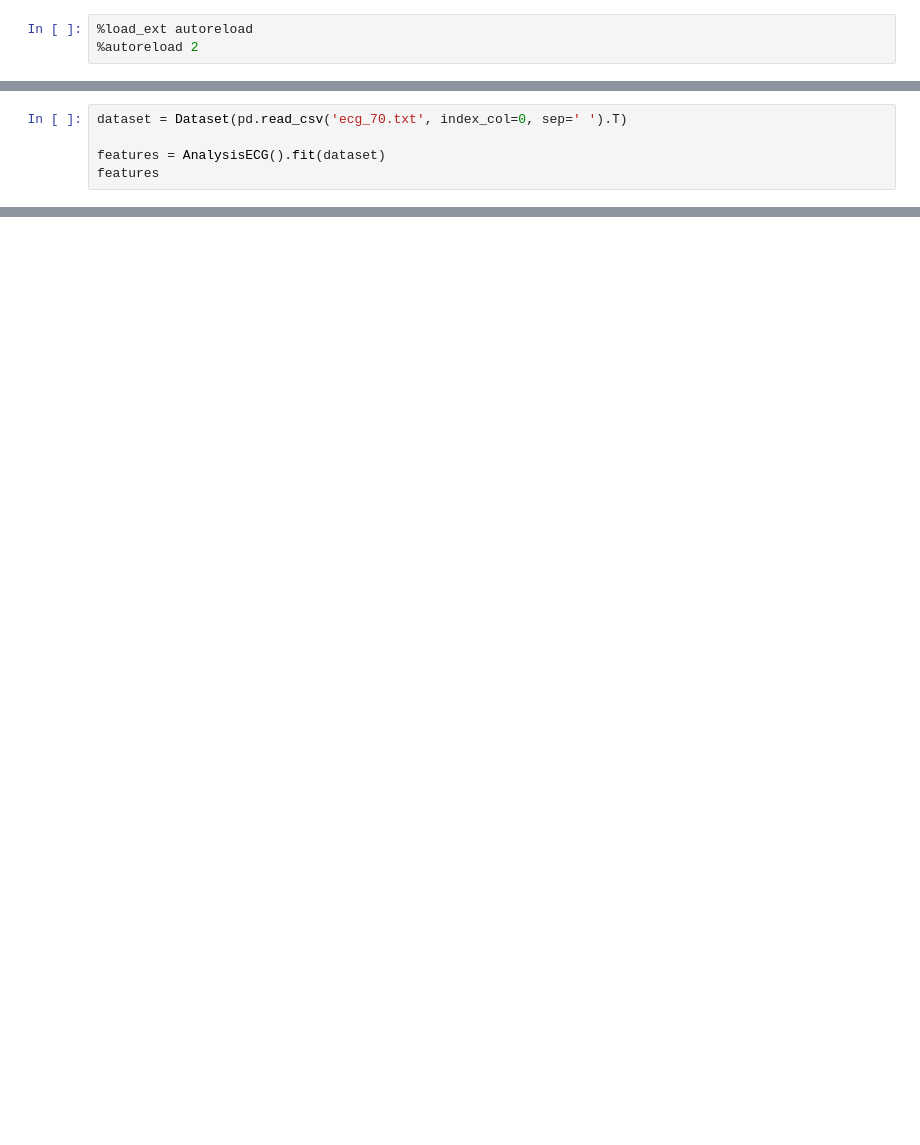
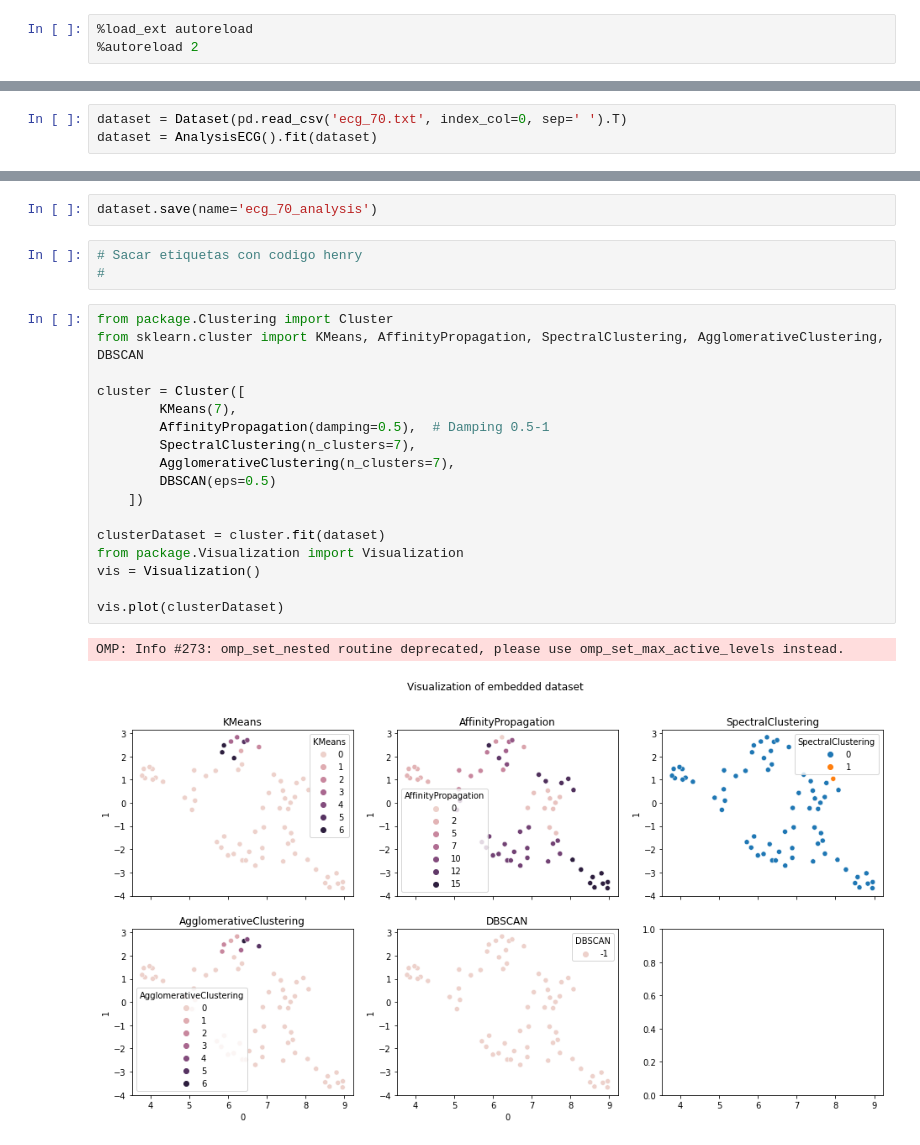
Before and after one commit to arestrepo99/EmotionSystem, a Jupyter notebook: ecg.ipynb, the cells around one changed output, grey strips where cells are left out. Cells and saved outputs as stored; diff of their text form; blank space fills up the shorter version.

```diff
--- a/ecg.ipynb
+++ b/ecg.ipynb
@@ -8,7 +8,5 @@ import numpy as np
 import pandas as pd
 # %%
 dataset = Dataset(pd.read_csv('ecg_70.txt', index_col=0, sep=' ').T)
-
-features = AnalysisECG().fit(dataset)
-features
+dataset = AnalysisECG().fit(dataset)
 # %% [output]
@@ -32,0 +15,25 @@ Warning: observation id64 failed
+# %%
+dataset.save(name='ecg_70_analysis')
+# %%
+# Sacar etiquetas con codigo henry
+#
+# %%
+from package.Clustering import Cluster
+from sklearn.cluster import KMeans, AffinityPropagation, SpectralClustering, AgglomerativeClustering, DBSCAN
+
+cluster = Cluster([
+        KMeans(7),
+        AffinityPropagation(damping=0.5),  # Damping 0.5-1
+        SpectralClustering(n_clusters=7),
+        AgglomerativeClustering(n_clusters=7),
+        DBSCAN(eps=0.5)
+    ])
+
+clusterDataset = cluster.fit(dataset)
+from package.Visualization import Visualization
+vis = Visualization()
+
+vis.plot(clusterDataset)
+# %% [output]
+OMP: Info #273: omp_set_nested routine deprecated, please use omp_set_max_active_levels instead.
+[figure, added]
```
Also changed, not shown: parts of 2 cells of this notebook, 13 other files.
